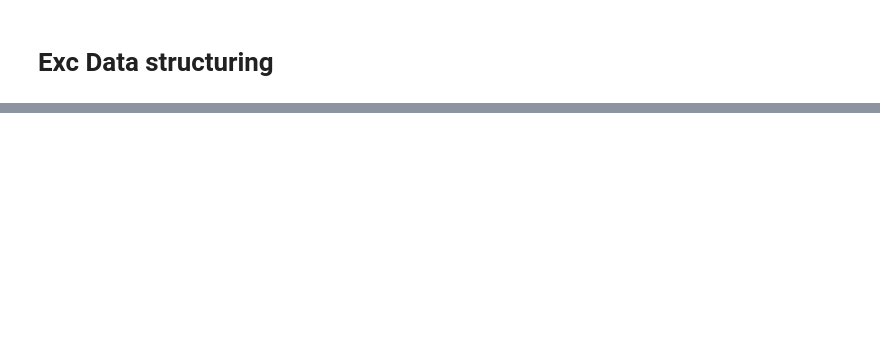
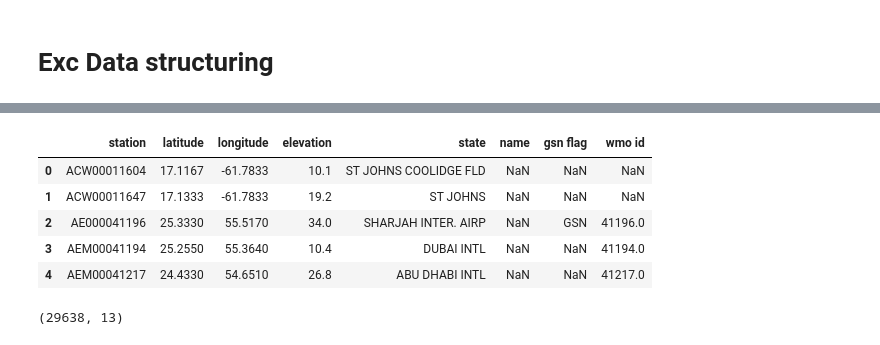
Before and after one commit to jansenjoost/SDS, a Jupyter notebook: Exc day 4.ipynb, the cells around one changed output, grey strips where cells are left out. Saved outputs shown, nothing was run; the diff lists cells and outputs as text; code cells hidden in the pictures; blank space fills up the shorter version.

```diff
--- a/Exc day 4.ipynb
+++ b/Exc day 4.ipynb
@@ -35,0 +95,17 @@ datetime
+# %%
+newcolumns = ['station', 'latitude', 'longitude', 'elevation', 'state', 'name', 'gsn flag', 'wmo id']
+newdata.columns = newcolumns
+newdata.head()
+# %% [output]
+|  | station | latitude | longitude | elevation | state | name | gsn flag | wmo id |
+| 0 | ACW00011604 | 17.1167 | -61.7833 | 10.1 | ST JOHNS COOLIDGE FLD | NaN | NaN | NaN |
+| 1 | ACW00011647 | 17.1333 | -61.7833 | 19.2 | ST JOHNS | NaN | NaN | NaN |
+| 2 | AE000041196 | 25.3330 | 55.5170 | 34.0 | SHARJAH INTER. AIRP | NaN | GSN | 41196.0 |
+| 3 | AEM00041194 | 25.2550 | 55.3640 | 10.4 | DUBAI INTL | NaN | NaN | 41194.0 |
+| 4 | AEM00041217 | 24.4330 | 54.6510 | 26.8 | ABU DHABI INTL | NaN | NaN | 41217.0 |
+# %%
+total_df = pd.merge(df_total, newdata, left_on='station', right_on='station')
+total_df.tail()
+total_df.shape
+# %% [output]
+(29638, 13)
```
Also changed, not shown: parts of 7 cells of this notebook.
